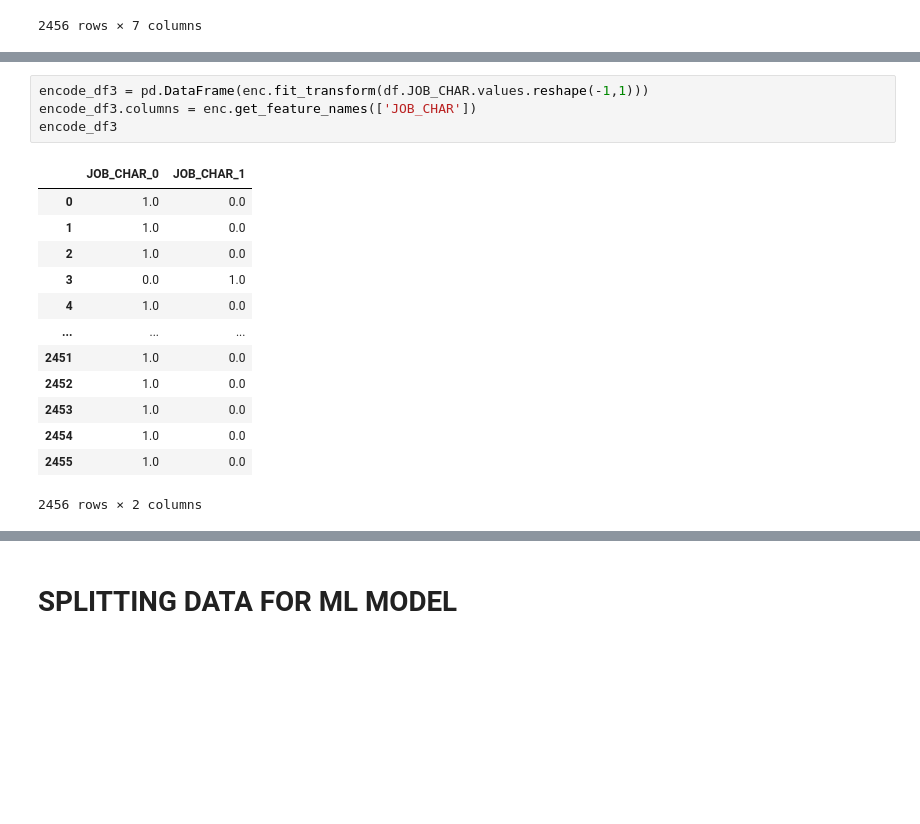
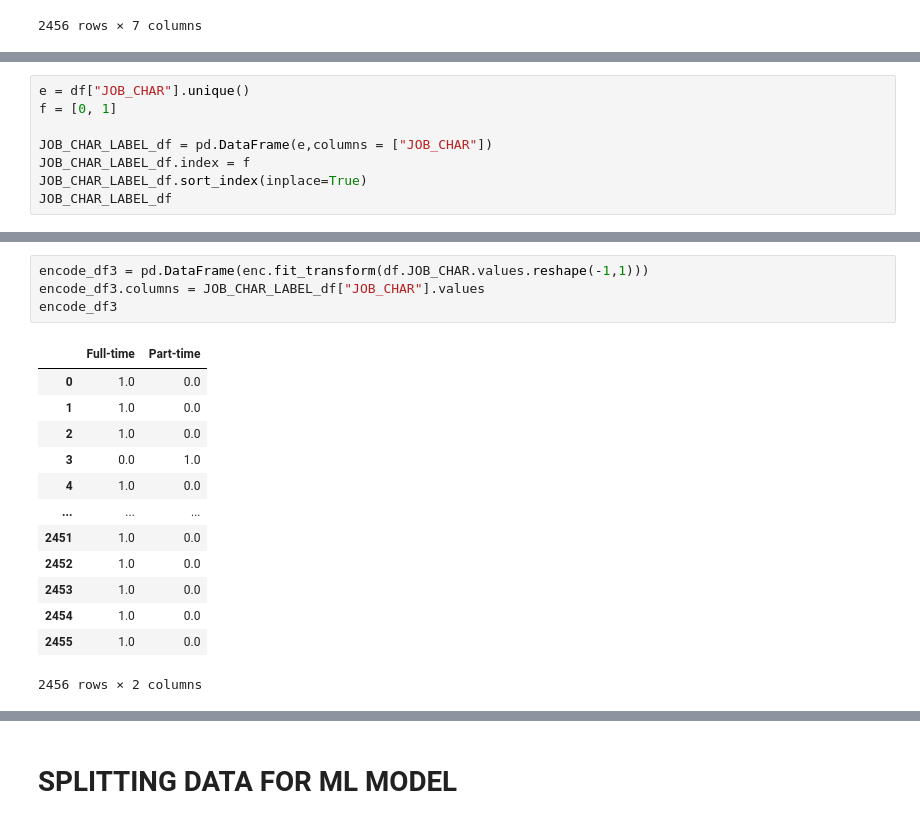
Before and after one commit to alecngai/Predicting_Canadian_Job_Vacancies, a Jupyter notebook: Machine_Learning/Alec_MLtesting_Linear_Regression_V3.ipynb, the cells around one changed output, grey strips where cells are left out. Drawn from its saved outputs; the diff is of its cells as text; blank space fills up the shorter version.

```diff
--- a/Machine_Learning/Alec_MLtesting_Linear_Regression_V3.ipynb
+++ b/Machine_Learning/Alec_MLtesting_Linear_Regression_V3.ipynb
@@ -199,0 +223,8 @@ def get_integer_mapping(le):
+# %%
+e = df["JOB_CHAR"].unique()
+f = [0, 1]
+
+JOB_CHAR_LABEL_df = pd.DataFrame(e,columns = ["JOB_CHAR"])
+JOB_CHAR_LABEL_df.index = f
+JOB_CHAR_LABEL_df.sort_index(inplace=True)
+JOB_CHAR_LABEL_df
@@ -249,9 +273,9 @@ encode_df2
 # %%
 encode_df3 = pd.DataFrame(enc.fit_transform(df.JOB_CHAR.values.reshape(-1,1)))
-encode_df3.columns = enc.get_feature_names(['JOB_CHAR'])
+encode_df3.columns = JOB_CHAR_LABEL_df["JOB_CHAR"].values
 encode_df3
 # %% [output]
-|  | JOB_CHAR_0 | JOB_CHAR_1 |
+|  | Full-time | Part-time |
 | 0 | 1.0 | 0.0 |
 | 1 | 1.0 | 0.0 |
 | 2 | 1.0 | 0.0 |
```
Also changed, not shown: parts of 27 cells of this notebook.
